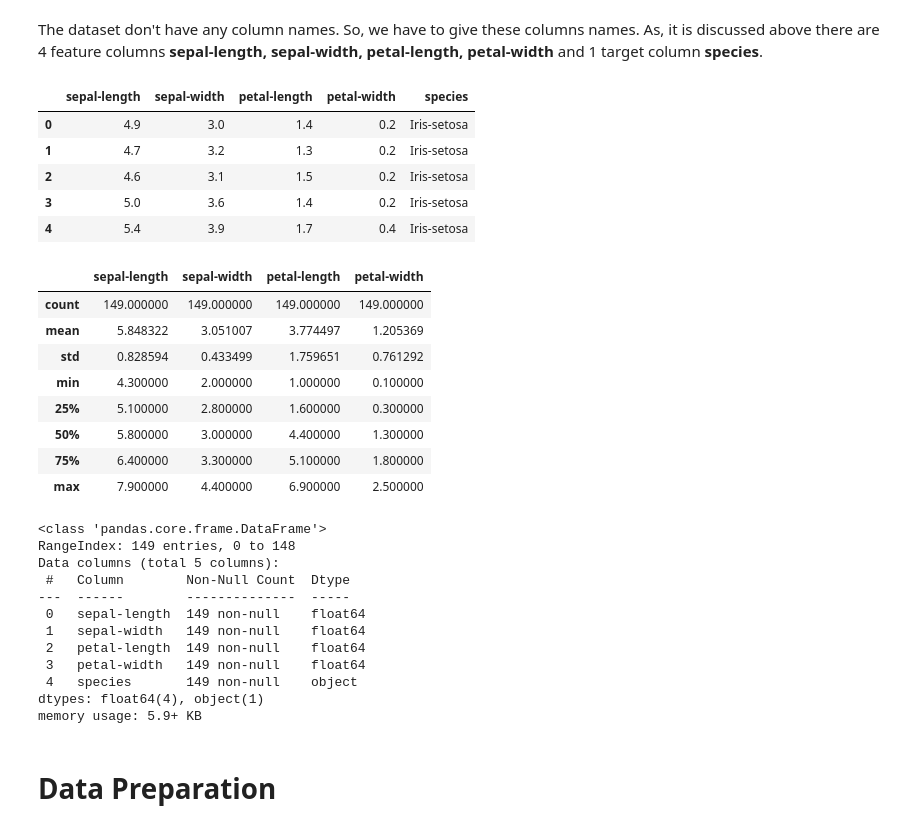
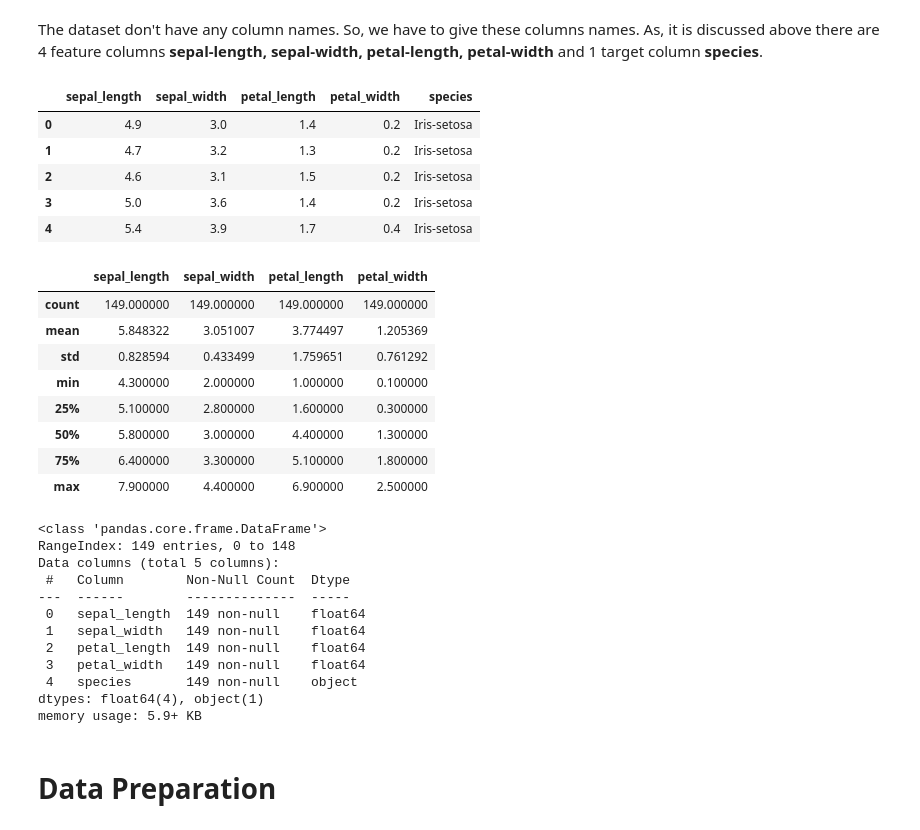
Before and after one commit to sharmas1ddharth/Iris-classification, a Jupyter notebook: Notebooks/Iris-Classification.ipynb, the cells around one changed output. Cells and saved outputs as stored; diff of their text form; code cells hidden in the pictures.

```diff
--- a/Notebooks/Iris-Classification.ipynb
+++ b/Notebooks/Iris-Classification.ipynb
@@ -30,10 +45,10 @@ data.head()
 # %% [markdown]
 The dataset don't have any column names. So, we have to give these columns names. As, it is discussed above there are 4 feature columns **sepal-length, sepal-width, petal-length, petal-width** and 1 target column **species**.
 # %%
-data.columns = ['sepal-length', 'sepal-width', 'petal-length', 'petal-width', 'species']
+data.columns = ['sepal_length', 'sepal_width', 'petal_length', 'petal_width', 'species']
 data.head()
 # %% [output]
-|  | sepal-length | sepal-width | petal-length | petal-width | species |
+|  | sepal_length | sepal_width | petal_length | petal_width | species |
 | 0 | 4.9 | 3.0 | 1.4 | 0.2 | Iris-setosa |
 | 1 | 4.7 | 3.2 | 1.3 | 0.2 | Iris-setosa |
 | 2 | 4.6 | 3.1 | 1.5 | 0.2 | Iris-setosa |
@@ -42,7 +57,7 @@ data.head()
 # %%
 data.describe()
 # %% [output]
-|  | sepal-length | sepal-width | petal-length | petal-width |
+|  | sepal_length | sepal_width | petal_length | petal_width |
 | count | 149.000000 | 149.000000 | 149.000000 | 149.000000 |
 | mean | 5.848322 | 3.051007 | 3.774497 | 1.205369 |
 | std | 0.828594 | 0.433499 | 1.759651 | 0.761292 |
@@ -59,10 +74,10 @@ RangeIndex: 149 entries, 0 to 148
 Data columns (total 5 columns):
  #   Column        Non-Null Count  Dtype
 ---  ------        --------------  -----
- 0   sepal-length  149 non-null    float64
- 1   sepal-width   149 non-null    float64
- 2   petal-length  149 non-null    float64
- 3   petal-width   149 non-null    float64
+ 0   sepal_length  149 non-null    float64
+ 1   sepal_width   149 non-null    float64
+ 2   petal_length  149 non-null    float64
+ 3   petal_width   149 non-null    float64
  4   species       149 non-null    object
 dtypes: float64(4), object(1)
 memory usage: 5.9+ KB
```
Also changed, not shown: parts of 28 cells of this notebook.
